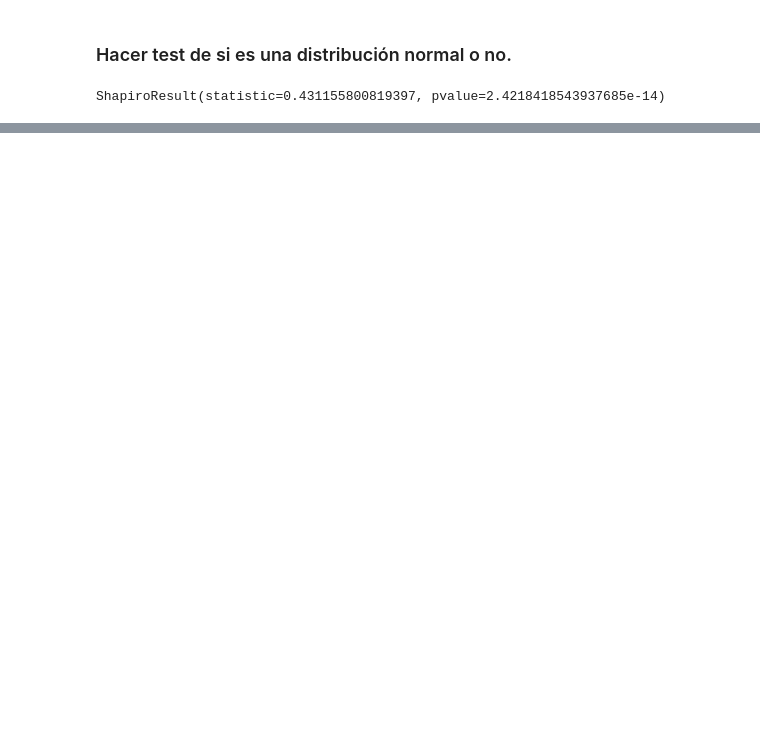
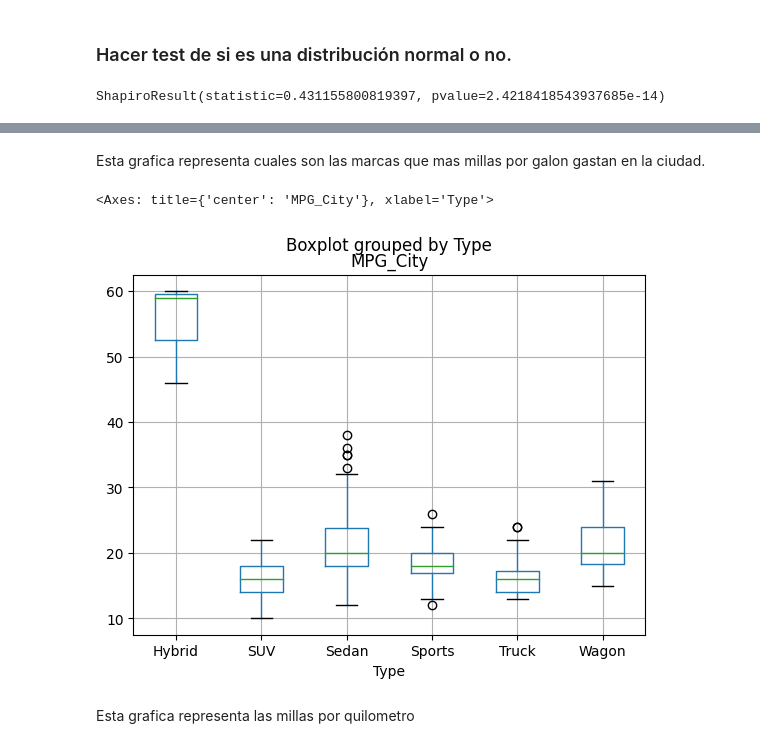
Before and after one commit to JuanMorales4619/Estadistica-3, a Jupyter notebook: Tarea 1/src/notebook/Punto2.ipynb, the cells around one changed output, grey strips where cells are left out. Drawn from its saved outputs; the diff is of its cells as text; code cells hidden in the pictures; blank space fills up the shorter version.

```diff
--- a/Tarea 1/src/notebook/Punto2.ipynb
+++ b/Tarea 1/src/notebook/Punto2.ipynb
@@ -153,0 +165,9 @@ ShapiroResult(statistic=0.431155800819397, pvalue=2.4218418543937685e-14)
+# %% [markdown]
+Esta grafica representa cuales son las marcas que mas millas por galon gastan en la ciudad.
+# %%
+df.boxplot("MPG_City","Type")
+# %% [output]
+<Axes: title={'center': 'MPG_City'}, xlabel='Type'>
+[figure, added]
+# %% [markdown]
+Esta grafica representa las millas por quilometro
```
Also changed, not shown: parts of 2 cells of this notebook.
